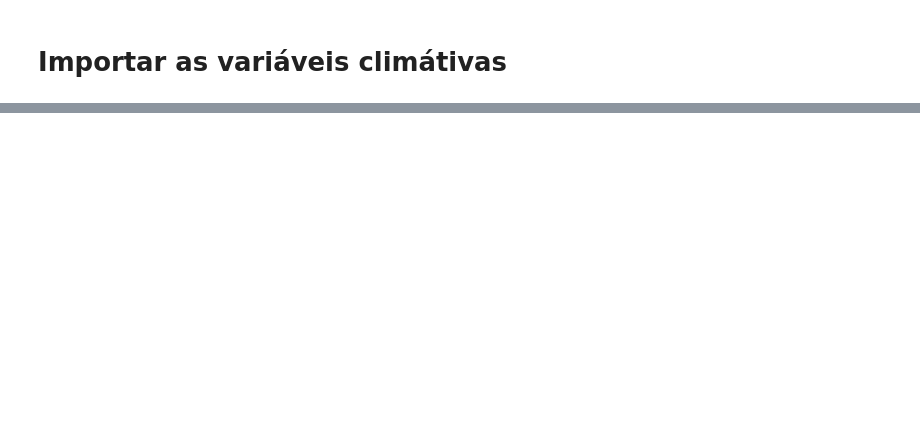
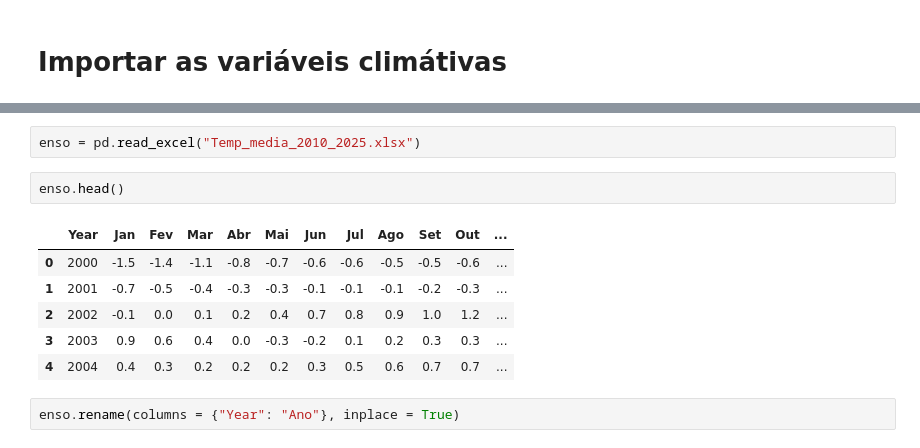
Before and after one commit to bernardo-viscardi/Enso, a Jupyter notebook: IBGE_PAM.ipynb, the cells around one changed output, grey strips where cells are left out. Drawn from its saved outputs; the diff is of its cells as text; blank space fills up the shorter version.

```diff
--- a/IBGE_PAM.ipynb
+++ b/IBGE_PAM.ipynb
@@ -96,0 +112,13 @@ mer.to_parquet("soja_IBGE_RS.parquet", index = False)
+# %%
+enso = pd.read_excel("Temp_media_2010_2025.xlsx")
+# %%
+enso.head()
+# %% [output]
+|  | Year | Jan | Fev | Mar | Abr | Mai | Jun | Jul | Ago | Set | Out | ... |
+| 0 | 2000 | -1.5 | -1.4 | -1.1 | -0.8 | -0.7 | -0.6 | -0.6 | -0.5 | -0.5 | -0.6 | ... |
+| 1 | 2001 | -0.7 | -0.5 | -0.4 | -0.3 | -0.3 | -0.1 | -0.1 | -0.1 | -0.2 | -0.3 | ... |
+| 2 | 2002 | -0.1 | 0.0 | 0.1 | 0.2 | 0.4 | 0.7 | 0.8 | 0.9 | 1.0 | 1.2 | ... |
+| 3 | 2003 | 0.9 | 0.6 | 0.4 | 0.0 | -0.3 | -0.2 | 0.1 | 0.2 | 0.3 | 0.3 | ... |
+| 4 | 2004 | 0.4 | 0.3 | 0.2 | 0.2 | 0.2 | 0.3 | 0.5 | 0.6 | 0.7 | 0.7 | ... |
+# %%
+enso.rename(columns = {"Year": "Ano"}, inplace = True)
```
Also changed, not shown: parts of 7 cells of this notebook, 2 other files.
